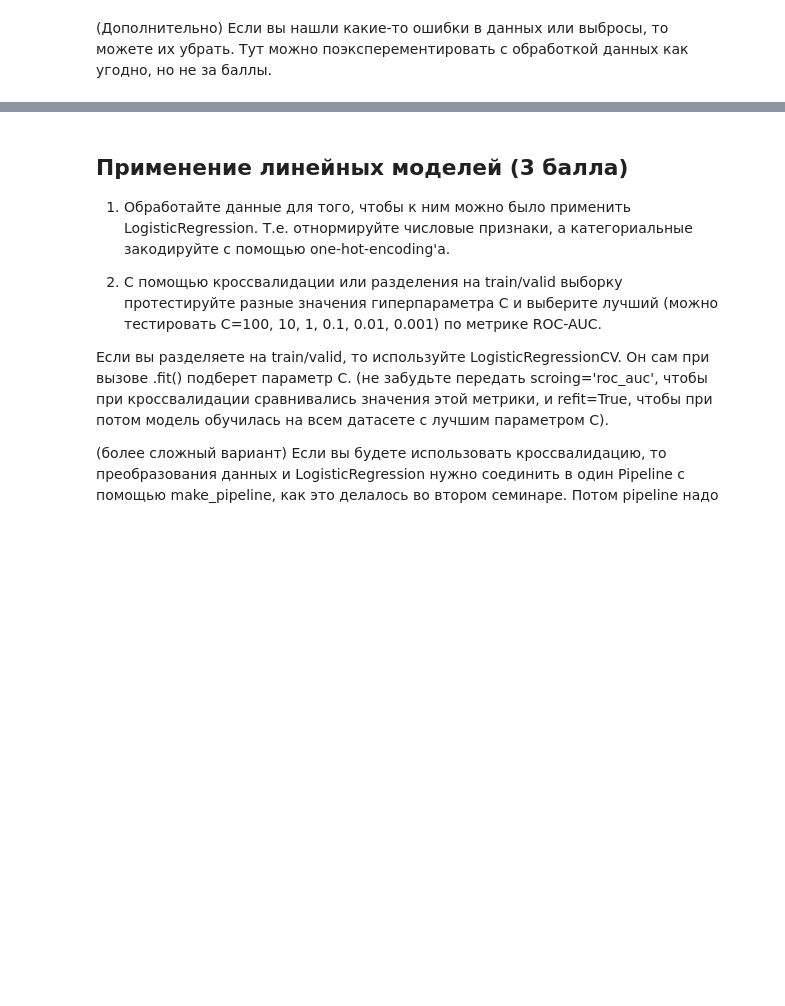
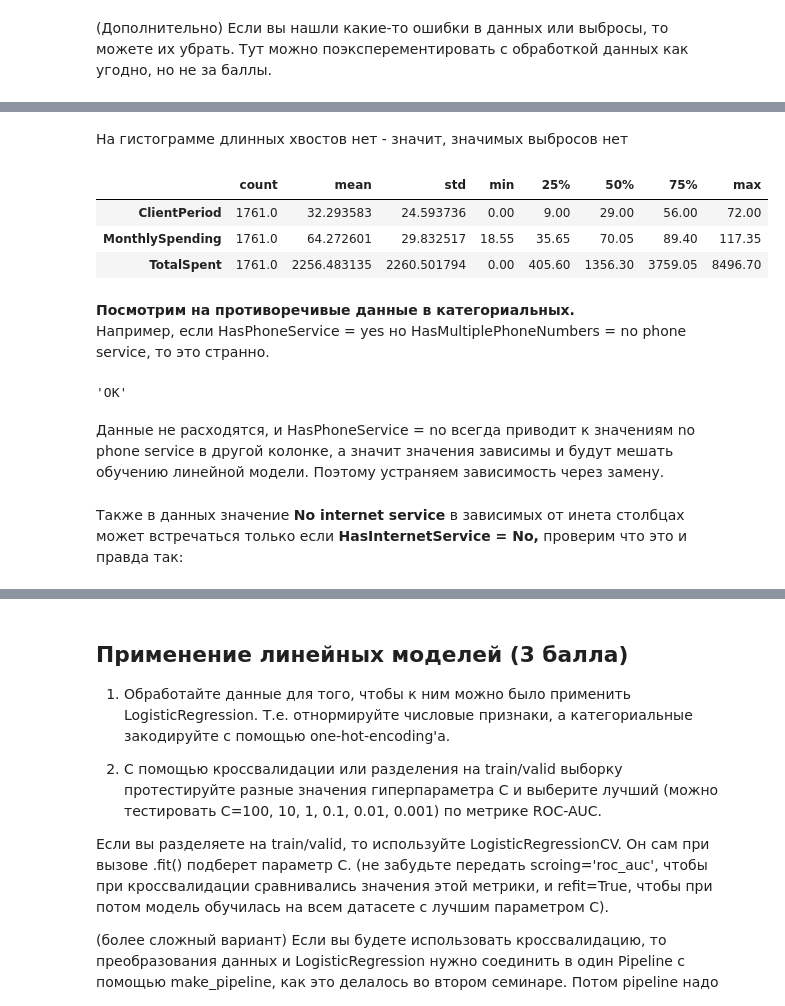
Before and after one commit to Figishe/DeepLearningSchool_part_1_ml_cv, a Jupyter notebook: week_03_composition_model_selection/Homework/hw_3_kaggle.ipynb, the cells around one changed output, grey strips where cells are left out. Drawn from its saved outputs; the diff is of its cells as text; code cells hidden in the pictures; blank space fills up the shorter version.

```diff
--- a/week_03_composition_model_selection/Homework/hw_3_kaggle.ipynb
+++ b/week_03_composition_model_selection/Homework/hw_3_kaggle.ipynb
@@ -196,0 +268,24 @@ if nans_after_cast > 0:
+# %% [markdown]
+На гистограмме длинных хвостов нет - значит, значимых выбросов нет
+# %%
+data[num_cols].describe().T
+# %% [output]
+|  | count | mean | std | min | 25% | 50% | 75% | max |
+| ClientPeriod | 1761.0 | 32.293583 | 24.593736 | 0.00 | 9.00 | 29.00 | 56.00 | 72.00 |
+| MonthlySpending | 1761.0 | 64.272601 | 29.832517 | 18.55 | 35.65 | 70.05 | 89.40 | 117.35 |
+| TotalSpent | 1761.0 | 2256.483135 | 2260.501794 | 0.00 | 405.60 | 1356.30 | 3759.05 | 8496.70 |
+# %% [markdown]
+**Посмотрим на противоречивые данные в категориальных.**
+Например, если HasPhoneService = yes но HasMultiplePhoneNumbers = no phone service, то это странно.
+# %%
+has_phone = data['HasPhoneService'] == 'Yes'
+no_phone = data['HasMultiplePhoneNumbers'] == 'No phone service'
+if len(data[has_phone & no_phone]) > 0:
+    display(data[has_phone & no_phone])
+    display("NOT OK")
+else:
+    display("OK")
+# %% [output]
+'OK'
+# %% [markdown]
+Данные не расходятся, и HasPhoneService = no всегда приводит к значениям no phone service в другой колонке, а значит значения зависимы и будут мешать обучению линейной модели. Поэтому устраняем зависимость через замену.
@@ -196,0 +294,2 @@ if nans_after_cast > 0:
+# %% [markdown]
+Также в данных значение **No internet service** в зависимых от инета столбцах может встречаться только если **HasInternetService = No,** проверим что это и правда так:
```
Also changed, not shown: parts of 42 cells of this notebook.
